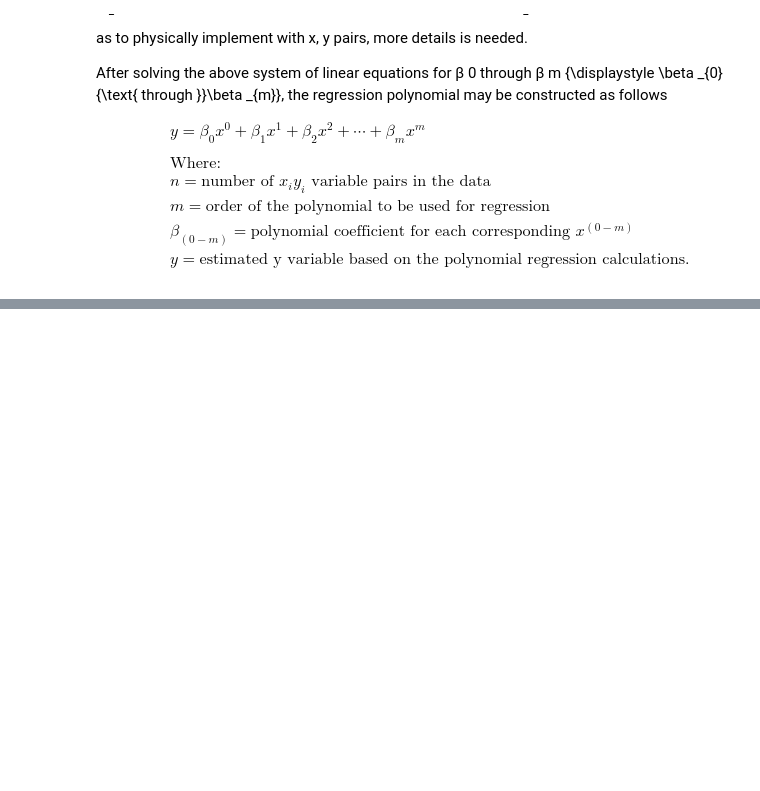
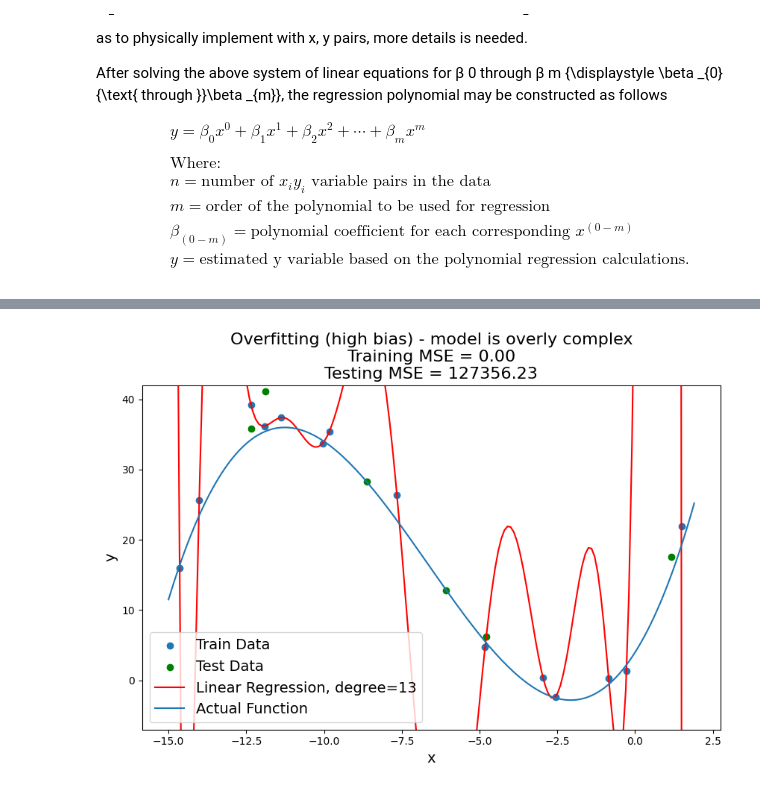
Before and after one commit to ducanh19082007/Quantitative_Finance_Self_Learning, a Jupyter notebook: Machine_Learning/Polynomial_Regression.ipynb, the cells around one changed output, grey strips where cells are left out. Cells and saved outputs as stored; diff of their text form; code cells hidden in the pictures; blank space fills up the shorter version.

```diff
--- a/Machine_Learning/Polynomial_Regression.ipynb
+++ b/Machine_Learning/Polynomial_Regression.ipynb
@@ -46,0 +207,14 @@ $$
+# %%
+simple_degree = 13
+
+simple_model = polynomial_regression(degree=simple_degree)
+simple_model.fit(x_train[:, np.newaxis], y_train)
+
+plot_regression(x_train, y_train,
+                x_test, y_test,
+                x_true, y_true,
+                simple_model,
+                model_label=f"Linear Regression, degree={simple_degree}",
+                title='Overfitting (high bias) - model is overly complex')
+# %% [output]
+[figure, added]
```
Also changed, not shown: parts of 14 cells of this notebook, 3 other files.
